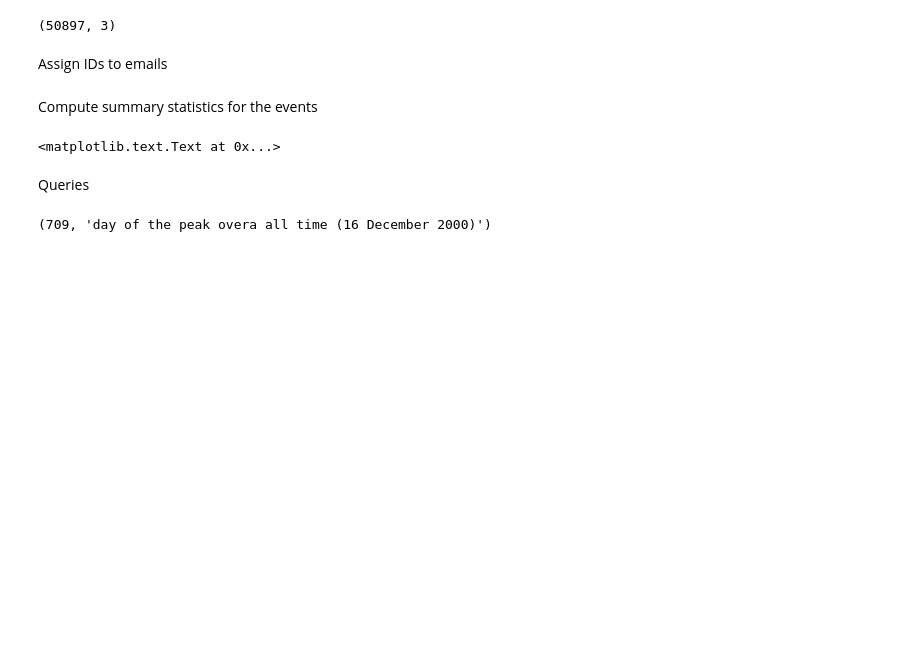
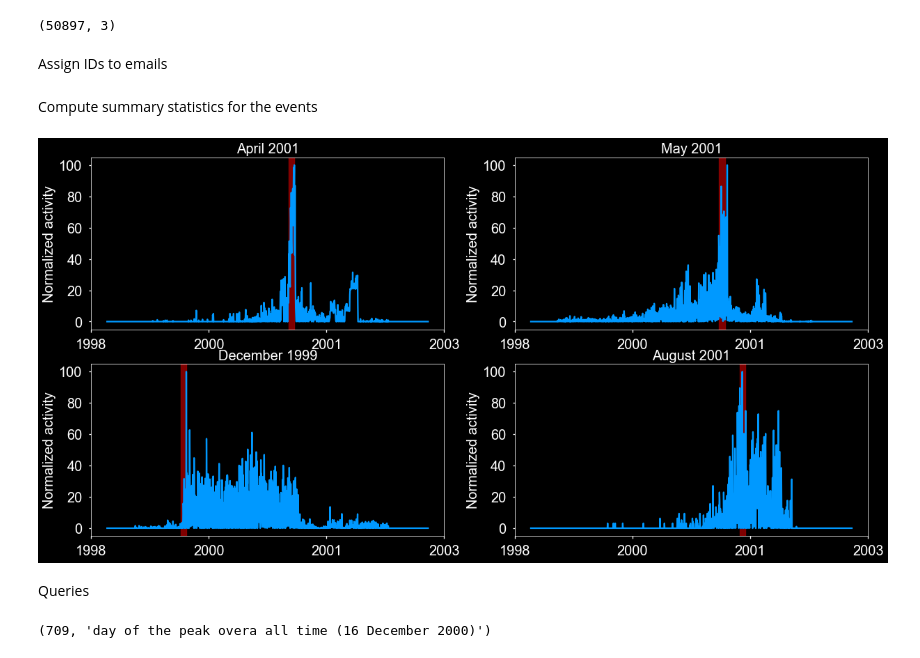
Before and after one commit to mizvol/enron-email-network-analysis, a Jupyter notebook: Enron-graph.ipynb, the cells around one changed output. Cells and saved outputs as stored; diff of their text form; code cells hidden in the pictures; blank space fills up the shorter version.

```diff
--- a/Enron-graph.ipynb
+++ b/Enron-graph.ipynb
@@ -11,5 +11,5 @@ import numpy as np
 # %%
-# plt.style.use(['dark_background', 'seaborn-talk'])
+plt.style.use(['dark_background', 'seaborn-talk'])
 # plt.style.use(['fivethirtyeight'])
 # %%
 links = pd.read_csv('email-links-all.csv')
@@ -303,7 +303,8 @@ summary_dec_99_02_std = compute_summary(dec99STD_99_02_cluster)
 # plt.show()
 # %%
 def keep_positive_numbers(l):
-    return map(lambda x: 0 if x<0 else x, l)
+    return [0 if x<0 else x for x in l]
+#     return map(lambda x: 0 if x<0 else x, l)
 # %%
 # from pylab import rcParams
 # rcParams['font.family'] = 'sans-serif'
@@ -366,9 +367,9 @@ def keep_positive_numbers(l):
 from pylab import rcParams
 rcParams['font.family'] = 'sans-serif'
 rcParams['font.sans-serif'] = ['Arial']
-rcParams['xtick.labelsize'] = 27
-rcParams['ytick.labelsize'] = 27
-font = 30
+rcParams['xtick.labelsize'] = 20
+rcParams['ytick.labelsize'] = 20
+font = 20
 color = '#0099FF'
 ylabel = "Normalized activity"
 fig, ax = plt.subplots(nrows=2, ncols=2, figsize=(20, 10))
@@ -395,34 +396,35 @@ ax[0][1].axvspan('2001-05-01 00:00:00', '2001-05-31 00:00:00', color='red', alph
 ax[0][1].set_title('May 2001', fontsize=font)
 ax[0][1].set_xticks(np.round(np.linspace(xmin, xmax, 4), 2))
 ax[0][1].set_ylabel(ylabel, fontsize=font)
 
 # ax[1][1].plot(dates, summary_all * 100 / max(summary_all))
 s = summary_aug_99_02_std * 100 / max(summary_aug_99_02_std)
 ax[1][1].plot(dates, keep_positive_numbers(s), color)
 # ax[1][1].axvline(x= '2001-08-01 00:00:00', color='r', linewidth=1)
 # ax[1][1].axvline(x= '2001-08-31 00:00:00', color='r', linewidth=1)
 ax[1][1].axvspan('2001-08-01 00:00:00', '2001-08-31 00:00:00', color='red', alpha=0.5)
 ax[1][1].set_title('August 2001', fontsize=font)
 ax[1][1].set_xticks(np.round(np.linspace(xmin, xmax, 4), 2))
 ax[1][1].set_ylabel(ylabel, fontsize=font)
 
 # ax[1][0].plot(dates, summary_all * 100 / max(summary_all))
 s = summary_dec_99_02_std * 100 / max(summary_dec_99_02_std)
 ax[1][0].plot(dates, keep_positive_numbers(s), color)
 # ax[1][0].axvline(x= '1999-12-01 00:00:00', color='r', linewidth=1)
 # ax[1][0].axvline(x= '1999-12-31 00:00:00', color='r', linewidth=1)
 ax[1][0].axvspan('1999-12-01 00:00:00', '1999-12-31 00:00:00', color='red', alpha=0.5)
 ax[1][0].set_title('December 1999', fontsize=font)
 ax[1][0].set_xticks(np.round(np.linspace(xmin, xmax, 4), 2))
 ax[1][0].set_ylabel(ylabel, fontsize=font)
 
 # ax[0][2].plot(dates, summary_all * 100 / max(summary_all))
 # ax[0][2].set_title('Overall activity')
 # ax[0][2].set_xticks(np.round(np.linspace(xmin, xmax, 4), 2))
 
 # ax[-1][-1].axis('off')
+plt.savefig("enron.svg", format='svg', dpi=200)
 # %% [output]
-<matplotlib.text.Text at 0x...>
+[figure, added]
 # %%
 plt.savefig("enron.pdf", format='pdf', dpi=200)
 # %% [markdown]
```
Also changed, not shown: parts of 1 cell of this notebook, 1 other file.
